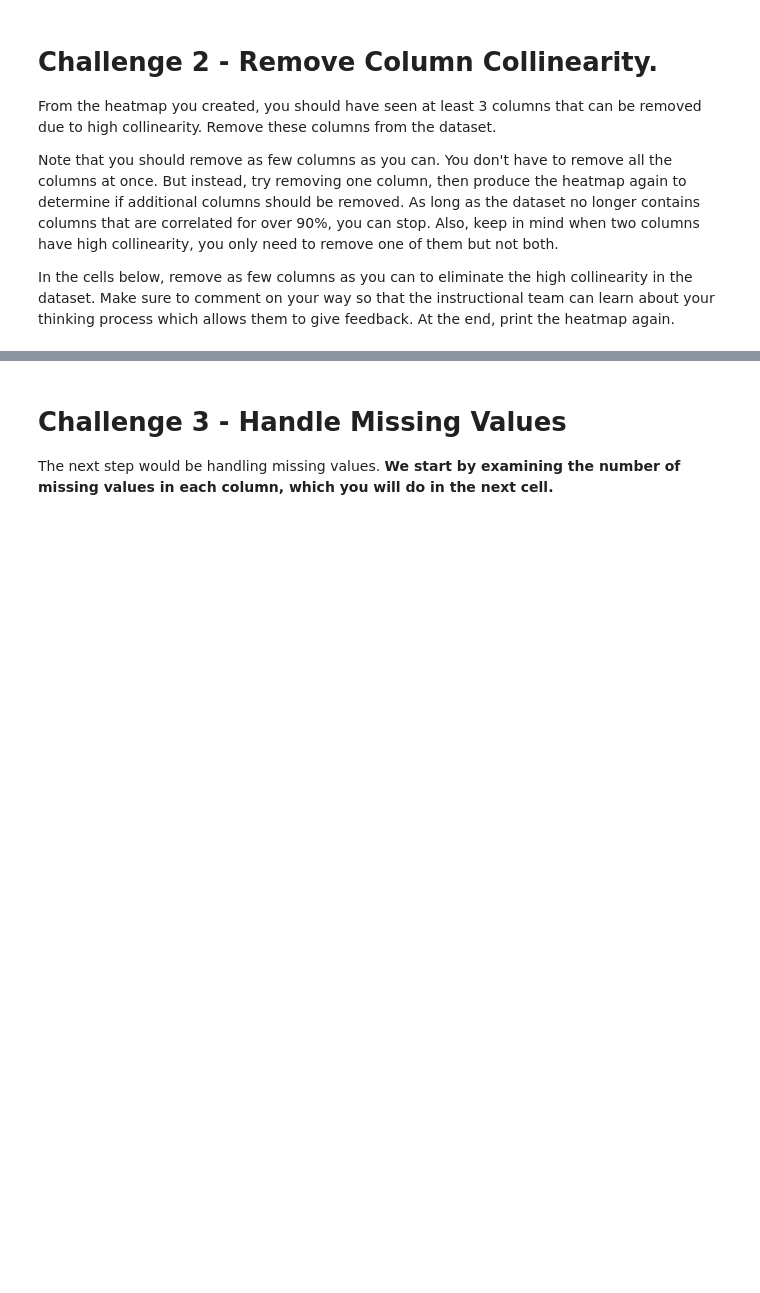
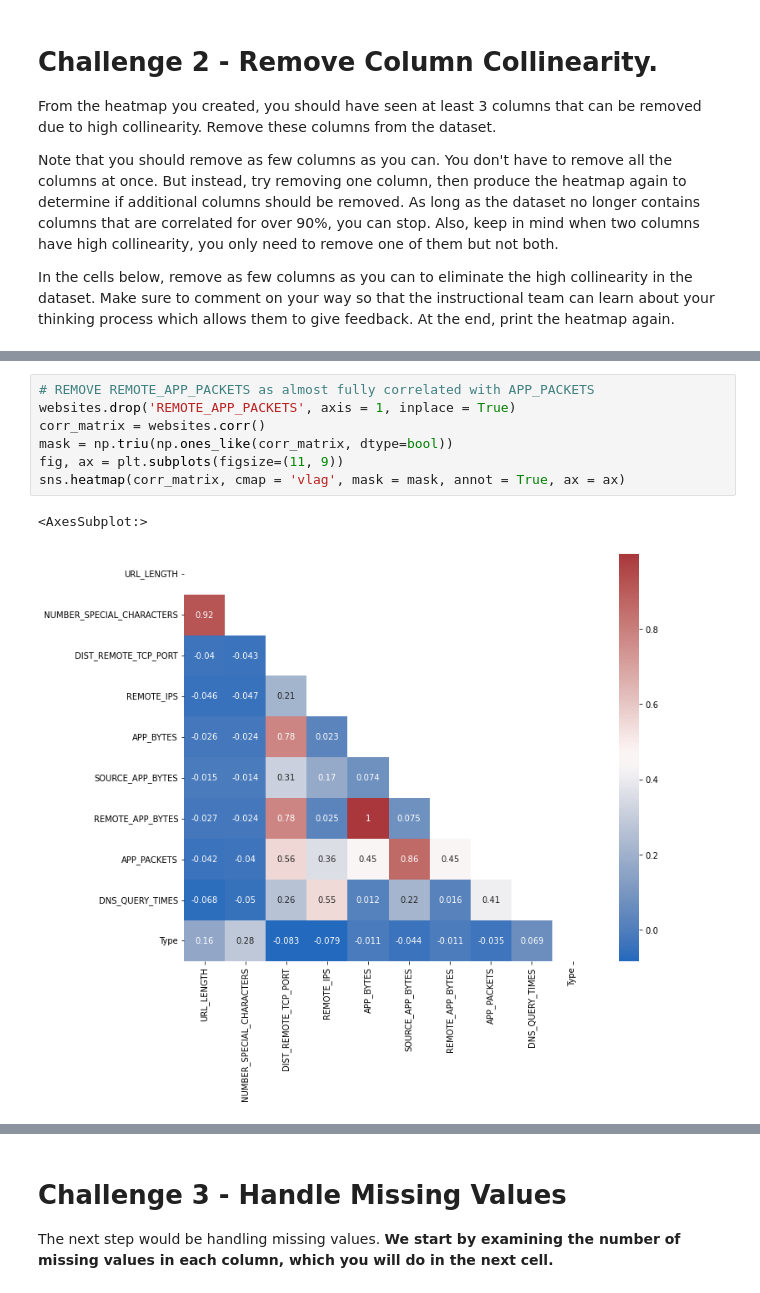
Before and after one commit to eric-martinet/IRONLABS, a Jupyter notebook: Module03/Lab_4_Supervised-Learning/main.ipynb, the cells around one changed output, grey strips where cells are left out. Cells and saved outputs as stored; diff of their text form; blank space fills up the shorter version.

```diff
--- a/Module03/Lab_4_Supervised-Learning/main.ipynb
+++ b/Module03/Lab_4_Supervised-Learning/main.ipynb
@@ -70,0 +264,10 @@ In the cells below, remove as few columns as you can to eliminate the high colli
+# %%
+# REMOVE REMOTE_APP_PACKETS as almost fully correlated with APP_PACKETS
+websites.drop('REMOTE_APP_PACKETS', axis = 1, inplace = True)
+corr_matrix = websites.corr()
+mask = np.triu(np.ones_like(corr_matrix, dtype=bool))
+fig, ax = plt.subplots(figsize=(11, 9))
+sns.heatmap(corr_matrix, cmap = 'vlag', mask = mask, annot = True, ax = ax)
+# %% [output]
+<AxesSubplot:>
+[figure, added]
```
Also changed, not shown: parts of 82 cells of this notebook.
